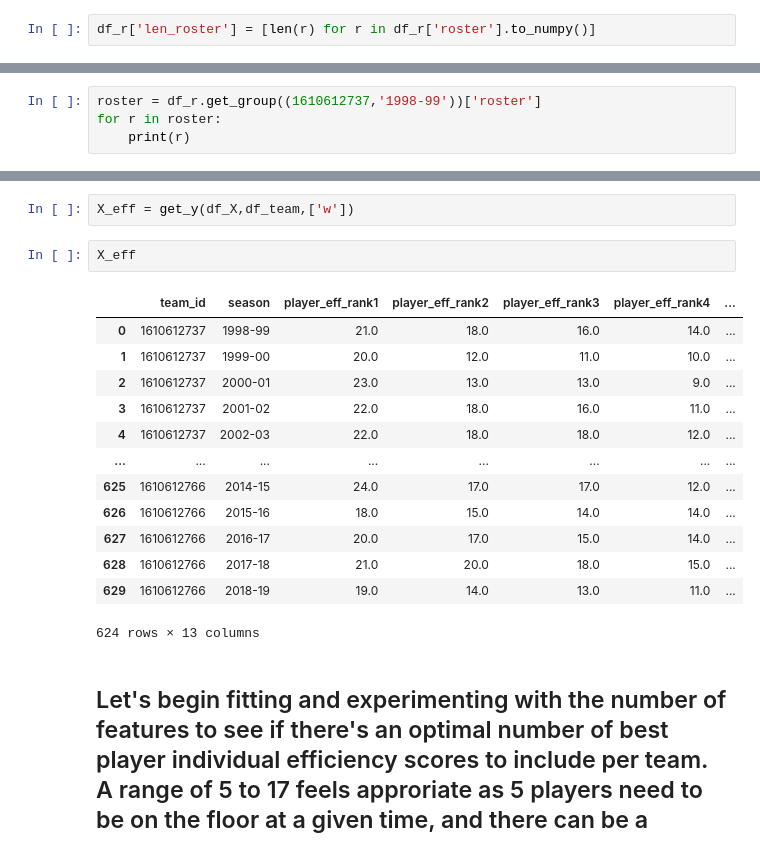
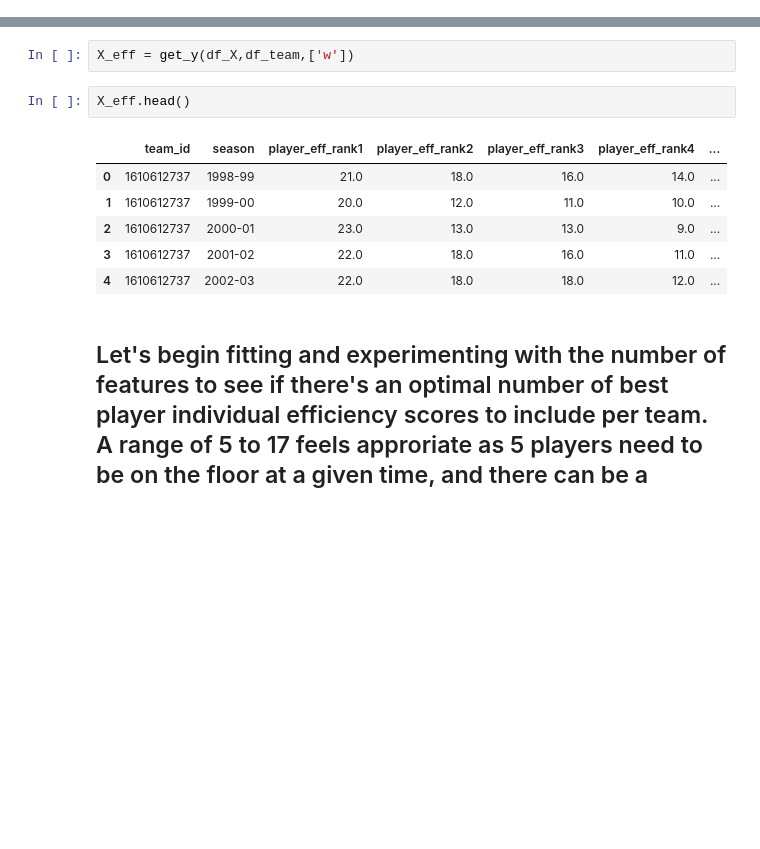
Before and after one commit to jangelchik/basketball_efficiency, a Jupyter notebook: data_and_plots.ipynb, the cells around one changed output, grey strips where cells are left out. Saved outputs shown, nothing was run; the diff lists cells and outputs as text; blank space fills up the shorter version.

```diff
--- a/data_and_plots.ipynb
+++ b/data_and_plots.ipynb
@@ -247,2 +227,0 @@ df_r.head()
-# %%
-df_r['len_roster'] = [len(r) for r in df_r['roster'].to_numpy()]
@@ -279,7 +249,3 @@ teams,seasons
 ## Group roster dataframe by team_id and season
 # %%
 df_r = df_r.groupby(['team','season'])
-# %%
-roster = df_r.get_group((1610612737,'1998-99'))['roster']
-for r in roster:
-    print(r)
@@ -639,21 +600,14 @@ df_X = gen_X(teams,seasons,'eff',10)
 # %%
 X_eff = get_y(df_X,df_team,['w'])
 # %%
-X_eff
+X_eff.head()
 # %% [output]
 |  | team_id | season | player_eff_rank1 | player_eff_rank2 | player_eff_rank3 | player_eff_rank4 | ... |
 | 0 | 1610612737 | 1998-99 | 21.0 | 18.0 | 16.0 | 14.0 | ... |
 | 1 | 1610612737 | 1999-00 | 20.0 | 12.0 | 11.0 | 10.0 | ... |
 | 2 | 1610612737 | 2000-01 | 23.0 | 13.0 | 13.0 | 9.0 | ... |
 | 3 | 1610612737 | 2001-02 | 22.0 | 18.0 | 16.0 | 11.0 | ... |
 | 4 | 1610612737 | 2002-03 | 22.0 | 18.0 | 18.0 | 12.0 | ... |
-| ... | ... | ... | ... | ... | ... | ... | ... |
-| 625 | 1610612766 | 2014-15 | 24.0 | 17.0 | 17.0 | 12.0 | ... |
-| 626 | 1610612766 | 2015-16 | 18.0 | 15.0 | 14.0 | 14.0 | ... |
-| 627 | 1610612766 | 2016-17 | 20.0 | 17.0 | 15.0 | 14.0 | ... |
-| 628 | 1610612766 | 2017-18 | 21.0 | 20.0 | 18.0 | 15.0 | ... |
-| 629 | 1610612766 | 2018-19 | 19.0 | 14.0 | 13.0 | 11.0 | ... |
-624 rows × 13 columns
 # %% [markdown]
 ## Let's begin fitting and experimenting with the number of features to see if there's an optimal number of best player individual efficiency scores to include per team. A range of 5 to 17 feels approriate as 5 players need to be on the floor at a given time, and there can be a maximum of 17 players on the active roster of a team.
 
```
Also changed, not shown: parts of 33 cells of this notebook.
